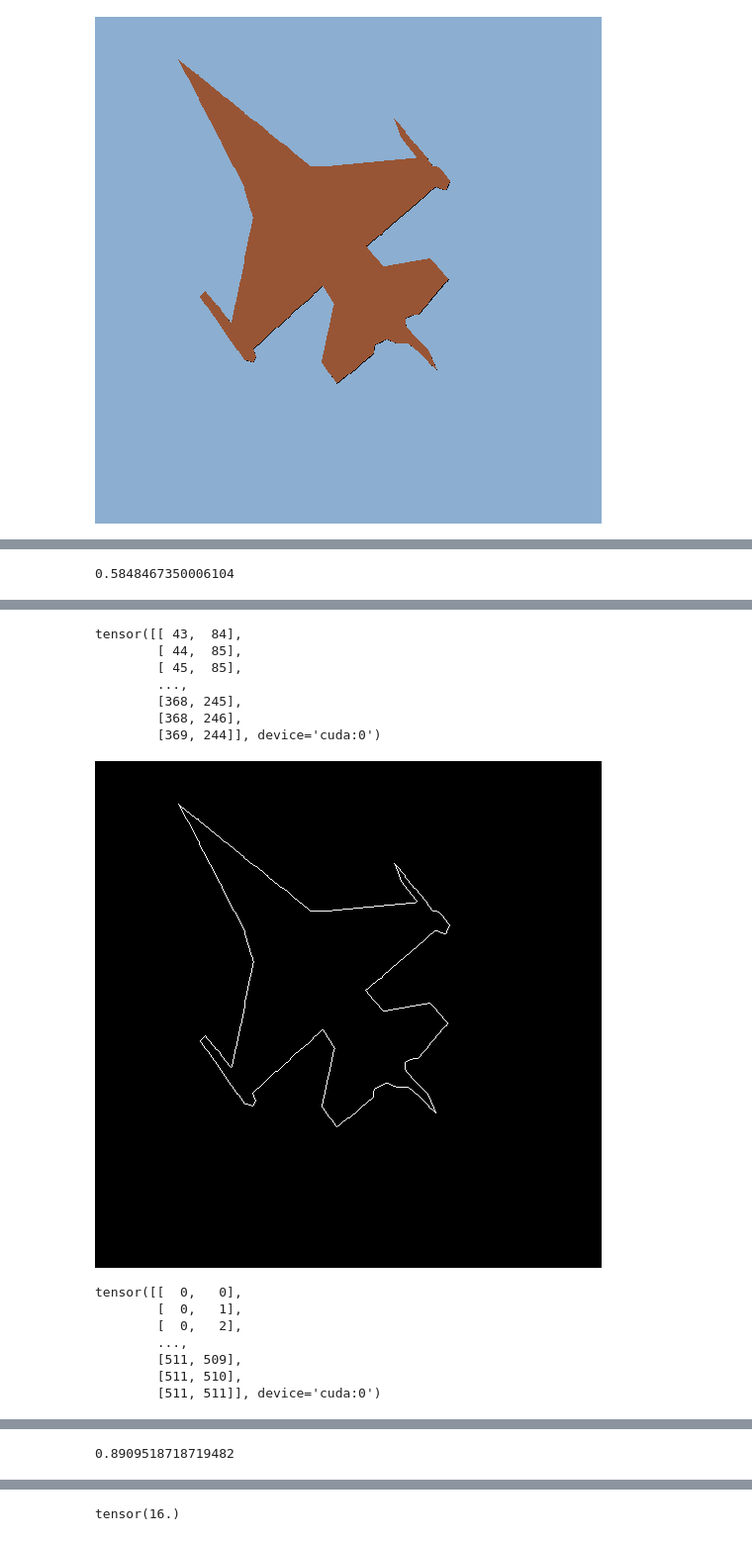
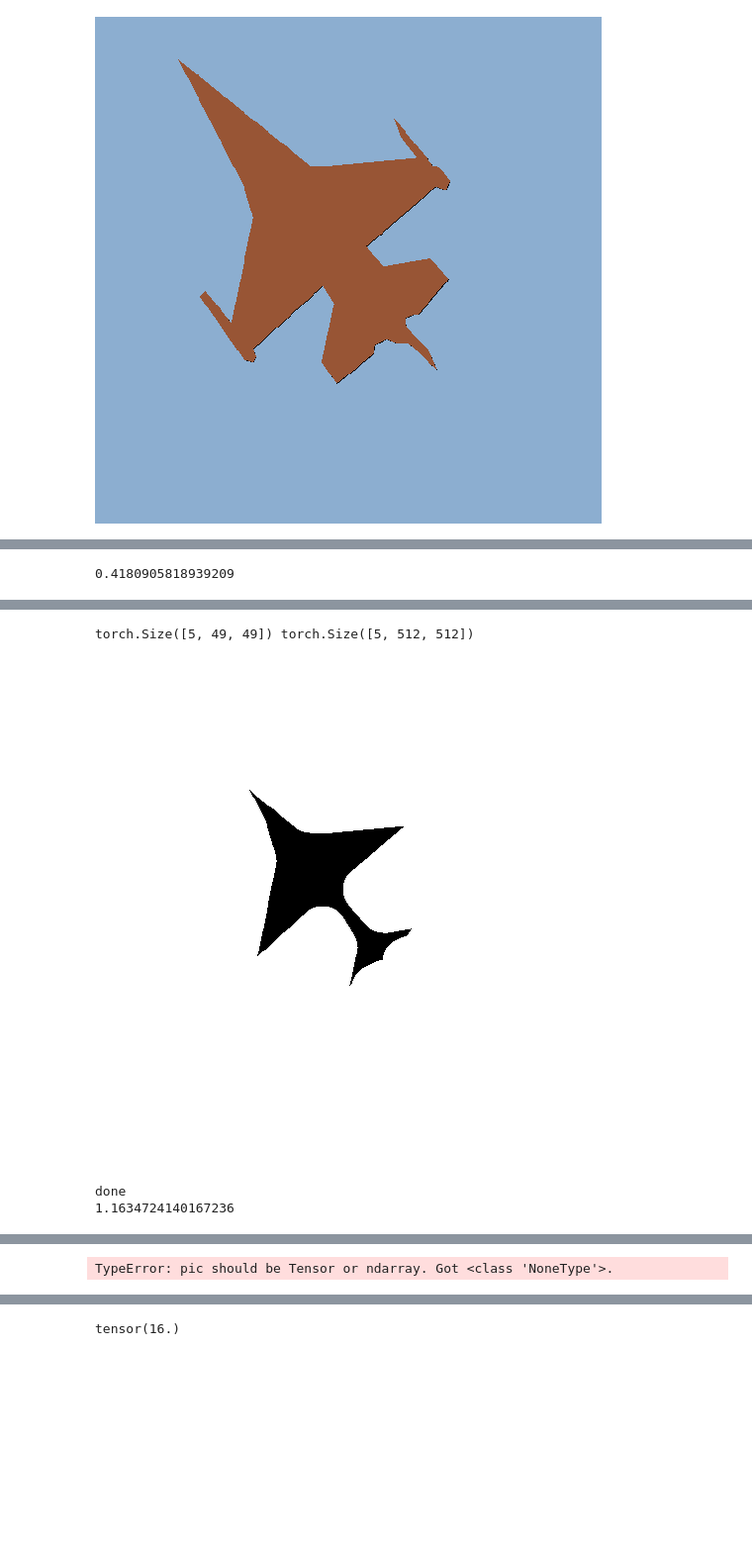
Before and after one commit to lukovnikov/controlnet11, a Jupyter notebook: variable_hardblur_test.ipynb, the cells around one changed output, grey strips where cells are left out. Shown at 99% size. Cells and saved outputs as stored; diff of their text form; code cells hidden in the pictures; blank space fills up the shorter version.

```diff
--- a/variable_hardblur_test.ipynb
+++ b/variable_hardblur_test.ipynb
@@ -188,0 +195,17 @@ def variable_hardblur_edges(pilimg,
+# %%
+start = time.time()
+_rmap = generate_random_rmap(gridsize=2, shape=(512, 512), rescale=8)
+end = time.time()
+print(end - start)
+display(to_pil_image(_rmap))
+
+end = time.time()
+_segimg = (pil_to_tensor(segimg) / 255).float()
+rmap = (_rmap * 32)
+print(_segimg.shape)
+display(to_pil_image(_segimg))
+
+ret = variable_hardblur( _segimg , rmap=rmap, device=torch.device("cuda", 0), rescale=2, smoothing=13)
+end2 = time.time()
+print(end2 - end)
+display(to_pil_image(ret))
@@ -188,0 +303,7 @@ def variable_hardblur_edges(pilimg,
+# %%
+start = time.time()
+_segimg = (pil_to_tensor(segimg) / 255).float()
+ret = variable_hardblur_final( _segimg, device=torch.device("cuda", 0), rescale=2, smoothing=11)
+end = time.time()
+print(end - start)
+display(to_pil_image(ret))
@@ -188,0 +403,17 @@ def variable_hardblur_edges(pilimg,
+# %%
+start = time.time()
+_rmap = generate_random_rmap(gridsize=2, shape=(512, 512), rescale=8)
+end = time.time()
+print(end - start)
+display(to_pil_image(_rmap))
+
+end = time.time()
+_segimg = (pil_to_tensor(segimg) / 255).float()
+rmap = (_rmap * 32)
+print(_segimg.shape)
+display(to_pil_image(_segimg))
+
+ret = variable_boxblur( _segimg , rmap=rmap, device=torch.device("cuda", 0), rescale=2)
+end2 = time.time()
+print(end2 - end)
+display(to_pil_image(ret))
@@ -195,9 +554,9 @@ print(end - start)
 display(to_pil_image(_rmap))
 
 end = time.time()
-ret = variable_hardblur_edges(  (pil_to_tensor(segimg) / 255).float() , rmap=rmap)
+ret = variable_hardblur_buckets(  (pil_to_tensor(segimg) / 255).float() , rmap=rmap)
 end2 = time.time()
 print(end2 - end)
 display(to_pil_image(ret))
 # %% [output]
-0.5848467350006104
+0.4180905818939209
@@ -205,15 +564,4 @@ display(to_pil_image(ret))
-tensor([[ 43,  84],
-        [ 44,  85],
-        [ 45,  85],
-        ...,
-        [368, 245],
-        [368, 246],
-        [369, 244]], device='cuda:0')
+torch.Size([5, 49, 49]) torch.Size([5, 512, 512])
-[figure, old version]
+[figure, new version]
-tensor([[  0,   0],
-        [  0,   1],
-        [  0,   2],
-        ...,
-        [511, 509],
-        [511, 510],
-        [511, 511]], device='cuda:0')
+done
+1.1634724140167236
@@ -221 +568 @@ tensor([[  0,   0],
-0.8909518718719482
+TypeError: pic should be Tensor or ndarray. Got <class 'NoneType'>.
```
Also changed, not shown: parts of 17 cells of this notebook, 1 other file.
